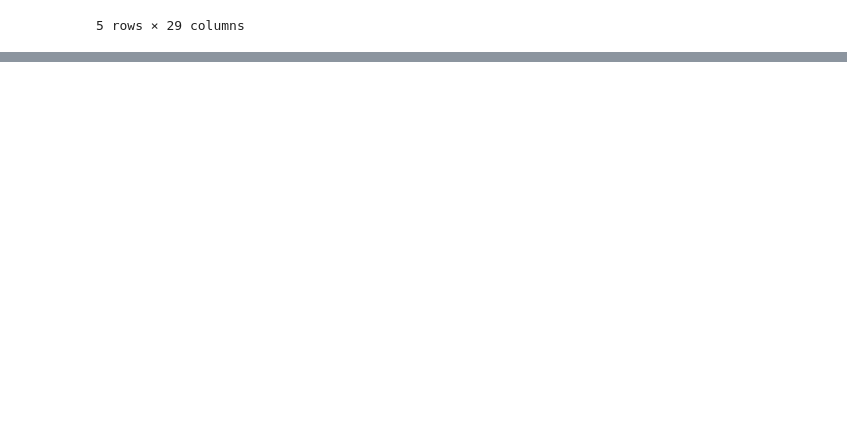
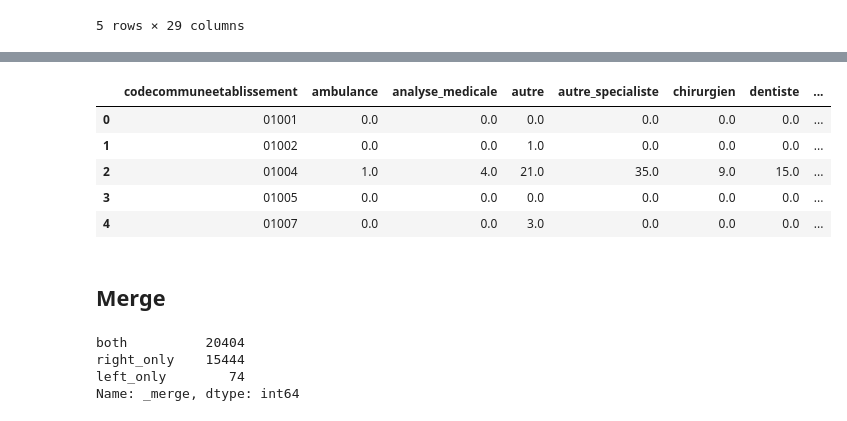
Before and after one commit to AlexisCot/deserts-medicaux, a Jupyter notebook: notebooks/preparation_filosofi.ipynb, the cells around one changed output, grey strips where cells are left out. Cells and saved outputs as stored; diff of their text form; code cells hidden in the pictures; blank space fills up the shorter version.

```diff
--- a/notebooks/preparation_filosofi.ipynb
+++ b/notebooks/preparation_filosofi.ipynb
@@ -31,0 +69,9 @@ filo_df.shape
+# %%
+#Somme de tous les services médicaux par commune
+com_df['services_medicaux'] = com_df.iloc[:,1:].sum(axis=1)
+
+com_df['soin_de_base'] = com_df['generaliste'] + com_df['hopital']
+
+com_df['spe_regulier'] = com_df['chirurgien'] + com_df['dentiste'] + com_df['infirmiers'] +  com_df['radiologiste'] + com_df['reeducateur_podologe'] + com_df['analyse_medicale'] + com_df['ambulance']
+
+com_df['spe_particulier'] = com_df['autre'] + com_df['autre_specialiste'] + com_df['organe']
@@ -31,0 +114,11 @@ filo_df.shape
+# %%
+com_df.head()
+# %% [output]
+|  | codecommuneetablissement | ambulance | analyse_medicale | autre | autre_specialiste | chirurgien | dentiste | ... |
+| 0 | 01001 | 0.0 | 0.0 | 0.0 | 0.0 | 0.0 | 0.0 | ... |
+| 1 | 01002 | 0.0 | 0.0 | 1.0 | 0.0 | 0.0 | 0.0 | ... |
+| 2 | 01004 | 1.0 | 4.0 | 21.0 | 35.0 | 9.0 | 15.0 | ... |
+| 3 | 01005 | 0.0 | 0.0 | 0.0 | 0.0 | 0.0 | 0.0 | ... |
+| 4 | 01007 | 0.0 | 0.0 | 3.0 | 0.0 | 0.0 | 0.0 | ... |
+# %% [markdown]
+## Merge
@@ -31,0 +129,7 @@ filo_df.shape
+# %%
+df._merge.value_counts()
+# %% [output]
+both          20404
+right_only    15444
+left_only        74
+Name: _merge, dtype: int64
```
Also changed, not shown: parts of 46 cells of this notebook, 9 other files.
